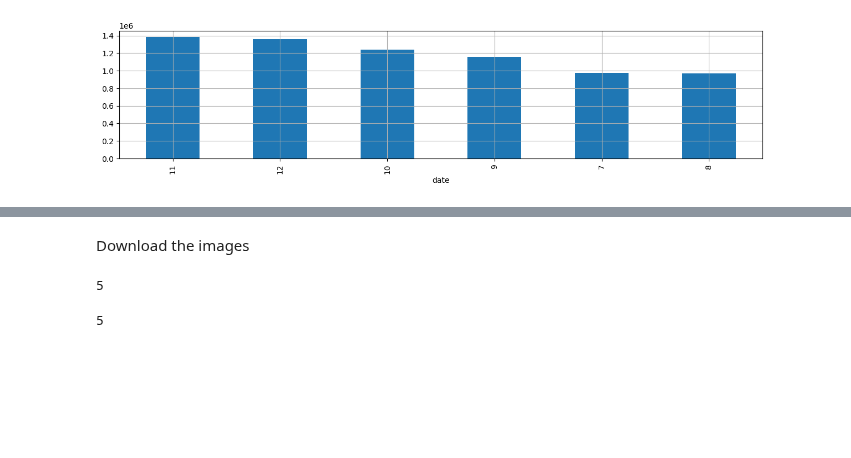
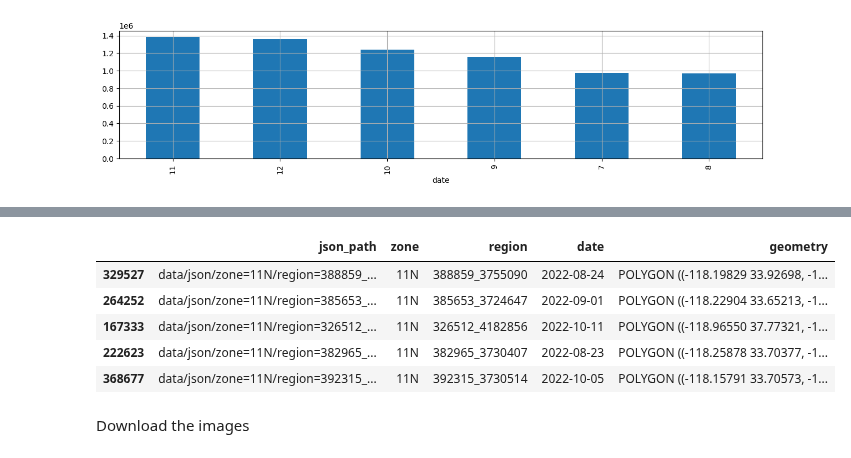
Before and after one commit to earthpulse/eotdl, a Jupyter notebook: tutorials/usecases/useCaseC/dataset.ipynb, the cells around one changed output, grey strips where cells are left out. Drawn from its saved outputs; the diff is of its cells as text; code cells hidden in the pictures; blank space fills up the shorter version.

```diff
--- a/tutorials/usecases/useCaseC/dataset.ipynb
+++ b/tutorials/usecases/useCaseC/dataset.ipynb
@@ -73,3 +135,15 @@ sample
+# %%
+zones = sorted(gdf['zone'].unique())
+zone_gdf = gdf[gdf['zone'] == zones[4]]
+sample = zone_gdf.sample(5, random_state=2025)
+sample
+# %% [output]
+|  | json_path | zone | region | date | geometry |
+| 329527 | data/json/zone=11N/region=388859_... | 11N | 388859_3755090 | 2022-08-24 | POLYGON ((-118.19829 33.92698, -1... |
+| 264252 | data/json/zone=11N/region=385653_... | 11N | 385653_3724647 | 2022-09-01 | POLYGON ((-118.22904 33.65213, -1... |
+| 167333 | data/json/zone=11N/region=326512_... | 11N | 326512_4182856 | 2022-10-11 | POLYGON ((-118.96550 37.77321, -1... |
+| 222623 | data/json/zone=11N/region=382965_... | 11N | 382965_3730407 | 2022-08-23 | POLYGON ((-118.25878 33.70377, -1... |
+| 368677 | data/json/zone=11N/region=392315_... | 11N | 392315_3730514 | 2022-10-05 | POLYGON ((-118.15791 33.70573, -1... |
 # %% [markdown]
 Download the images
 # %%
@@ -80,27 +151,0 @@ Download the images
-# %%
-import json
-
-images = []
-for _, item in sample.iterrows():
-	json_path = item.json_path
-	with open(json_path, 'r') as f:
-		metadata = json.load(f)
-	asset = metadata['assets']['analytic']['href']
-	asset = asset.replace('https://satellogic-earthview.s3.us-west-2.amazonaws.com/', 's3://satellogic-earthview/')
-	!s5cmd -endpoint-url https://s3.us-west-2.amazonaws.com --no-sign-request cp {asset} data/tifs/satellogic > /dev/null 2>&1
-	images.append(asset.split('/')[-1])
-
-len(images)
-# %% [output]
-5
-# %%
-import os
-
-images = sample.json_path.str.split('/').str[-1].tolist()
-images = [i.replace('_metadata.json', '_TOA.tif') for i in images]
-for image in images:
-	assert image in os.listdir('data/tifs/satellogic')
-
-len(images)
-# %% [output]
-5
```
Also changed, not shown: parts of 24 cells of this notebook, 2 other files.
